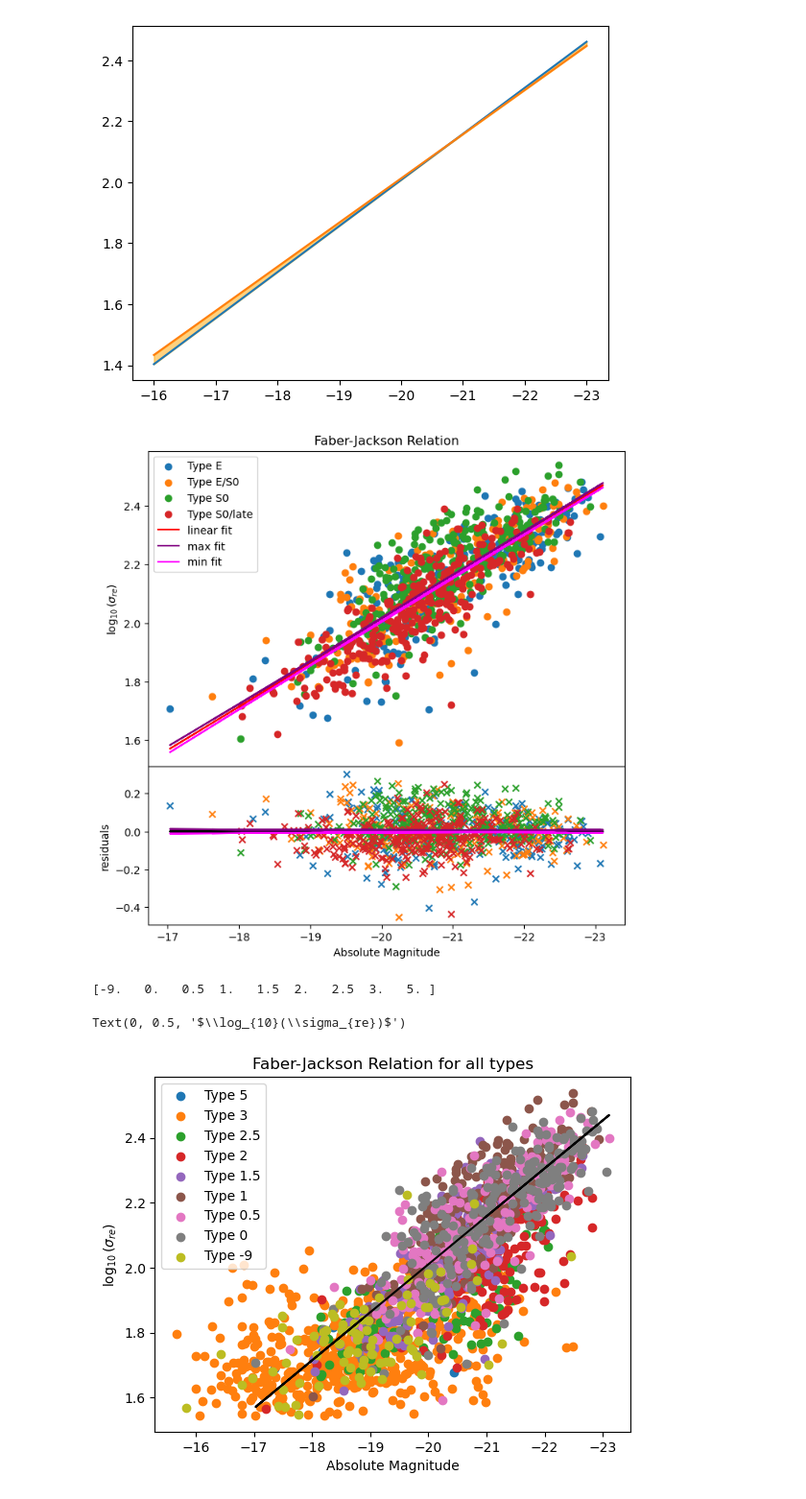
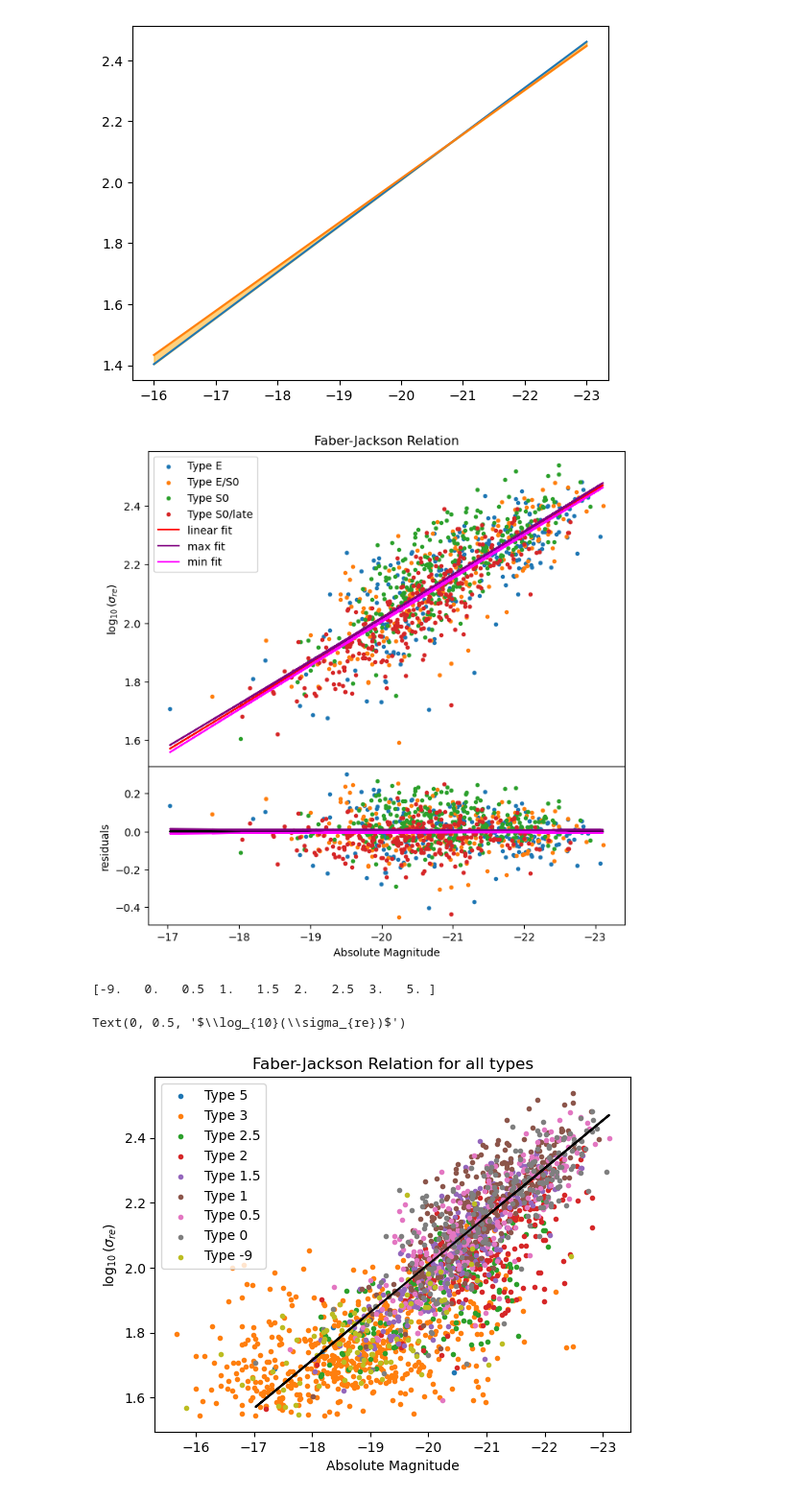
Before and after one commit to lina-pp/PHYS3116_Group3, a Jupyter notebook: FINAL PLOTS.ipynb, the cells around one changed output. Shown at 96% size. Drawn from its saved outputs; the diff is of its cells as text; code cells hidden in the pictures.

```diff
--- a/FINAL PLOTS.ipynb
+++ b/FINAL PLOTS.ipynb
@@ -137,10 +137,10 @@ plt.gca().invert_xaxis()
 fig, (ax1, ax2) = plt.subplots(2, 1, figsize=(8, 8), gridspec_kw={'height_ratios': [2, 1]})
 
 # plotting the early type
-ax1.scatter(xvalues[E], yvalues[E], label="Type E")
-ax1.scatter(xvalues[E_S0], yvalues[E_S0], label="Type E/S0")
-ax1.scatter(xvalues[S0], yvalues[S0], label="Type S0")
-ax1.scatter(xvalues[S0_late], yvalues[S0_late], label="Type S0/late")
+ax1.scatter(xvalues[E], yvalues[E], label="Type E", marker = '.')
+ax1.scatter(xvalues[E_S0], yvalues[E_S0], label="Type E/S0", marker = '.')
+ax1.scatter(xvalues[S0], yvalues[S0], label="Type S0", marker = '.')
+ax1.scatter(xvalues[S0_late], yvalues[S0_late], label="Type S0/late", marker = '.')
 
 # plotting the linear regression, and the max and min fit of this
 ax1.plot(M, fit, color="red", label="linear fit")
@@ -154,10 +154,10 @@ ax2.set_xlabel(r"Absolute Magnitude")
 ax1.set_ylabel(r"$\log_{10}(\sigma_{re})$")
 
 # plotting the residuals for each early type
-ax2.scatter(M[E], res[E], label="Type E", marker = 'x')
-ax2.scatter(M[E_S0], res[E_S0], label="Type E/S0", marker = 'x')
-ax2.scatter(M[S0], res[S0], label="Type S0", marker = 'x')
-ax2.scatter(M[S0_late], res[S0_late], label="Type S0/late", marker = 'x')
+ax2.scatter(M[E], res[E], label="Type E", marker = '.')
+ax2.scatter(M[E_S0], res[E_S0], label="Type E/S0", marker = '.')
+ax2.scatter(M[S0], res[S0], label="Type S0", marker = '.')
+ax2.scatter(M[S0_late], res[S0_late], label="Type S0/late", marker = '.')
 
 # labeling and plotting the residuals plot, including the max and min fit
 ax2.set_ylabel(r"residuals")
@@ -172,35 +172,35 @@ ax2.invert_xaxis()
 # making the graphs touch with no gaps between
 plt.subplots_adjust(hspace=0)
 # %% [output]
-[figure, old version]
+[figure, new version]
 # %%
 skiprow, catid, type, sigma_re, m_r = np.loadtxt('cleaned_data_mr_all.txt', unpack=True) #importing the entire data set
 
 sigma = np.log10(sigma_re) # taking the log of each sigma value
 M1 = m_r   # m_r
 
 # plotting each type on the faber jackson relation
-plt.scatter(M1[type == 5], sigma[type == 5], label="Type 5")
-plt.scatter(M1[type == 3], sigma[type == 3], label="Type 3")
-plt.scatter(M1[type == 2.5], sigma[type == 2.5], label="Type 2.5")
-plt.scatter(M1[type == 2], sigma[type == 2], label="Type 2")
-plt.scatter(M1[type == 1.5], sigma[type == 1.5], label="Type 1.5")
-plt.scatter(M1[type == 1], sigma[type == 1], label="Type 1")
-plt.scatter(M1[type == 0.5], sigma[type == 0.5], label="Type 0.5")
-plt.scatter(M1[type == 0], sigma[type == 0], label="Type 0")
-plt.scatter(M1[type == -9], sigma[type == -9], label="Type -9")
+plt.scatter(M1[type == 5], sigma[type == 5], label="Type 5", marker = '.')
+plt.scatter(M1[type == 3], sigma[type == 3], label="Type 3", marker = '.')
+plt.scatter(M1[type == 2.5], sigma[type == 2.5], label="Type 2.5", marker = '.')
+plt.scatter(M1[type == 2], sigma[type == 2], label="Type 2", marker = '.')
+plt.scatter(M1[type == 1.5], sigma[type == 1.5], label="Type 1.5", marker = '.')
+plt.scatter(M1[type == 1], sigma[type == 1], label="Type 1", marker = '.')
+plt.scatter(M1[type == 0.5], sigma[type == 0.5], label="Type 0.5", marker = '.')
+plt.scatter(M1[type == 0], sigma[type == 0], label="Type 0", marker = '.')
+plt.scatter(M1[type == -9], sigma[type == -9], label="Type -9", marker = '.')
 plt.plot(M, fit, color = "black")
 
 #checking all the types are accounted for
 print(np.unique(type))
 
 # labeling, ploting and inverting axis for plot
 plt.gca().invert_xaxis()
 plt.legend(loc="best")
 plt.title("Faber-Jackson Relation for all types")
 plt.xlabel(r"Absolute Magnitude")
 plt.ylabel(r"$\log_{10}(\sigma_{re})$")
 # %% [output]
 [-9.   0.   0.5  1.   1.5  2.   2.5  3.   5. ]
 Text(0, 0.5, '$\\log_{10}(\\sigma_{re})$')
-[figure, old version]
+[figure, new version]
```
Also changed, not shown: parts of 2 cells of this notebook.
